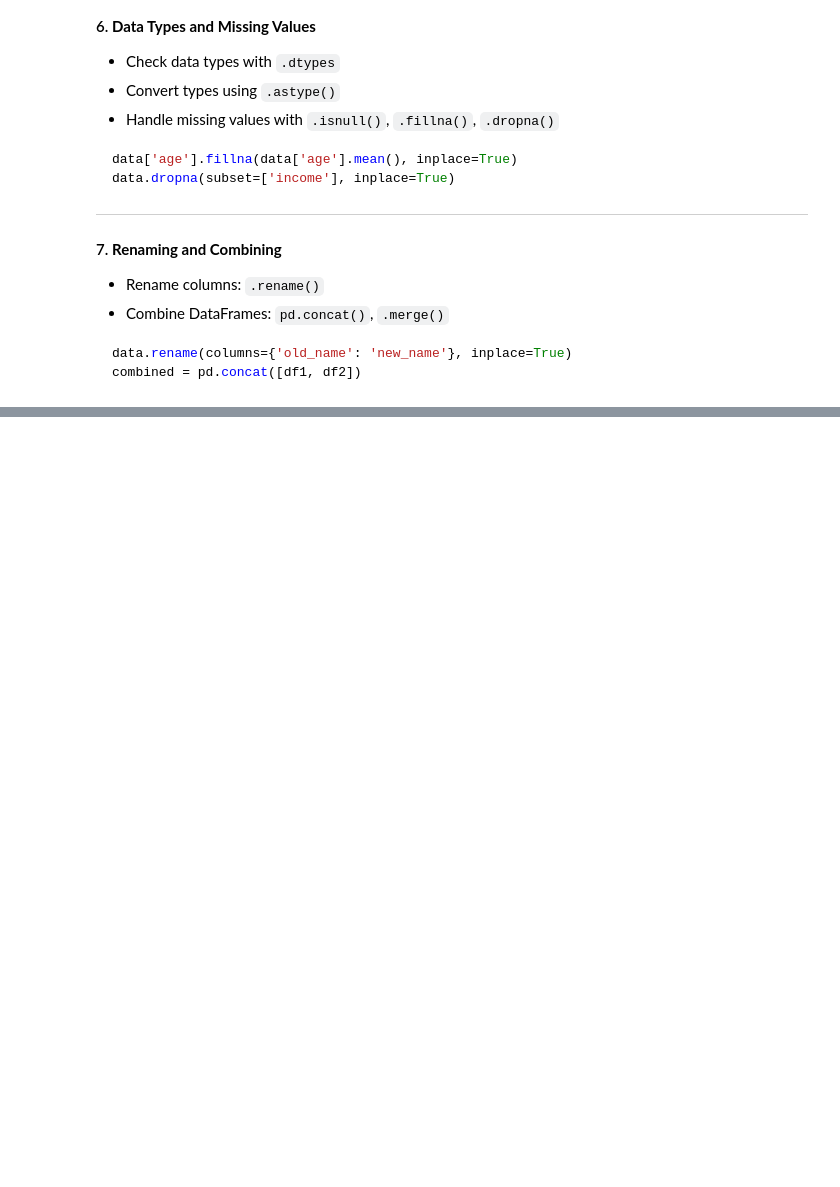
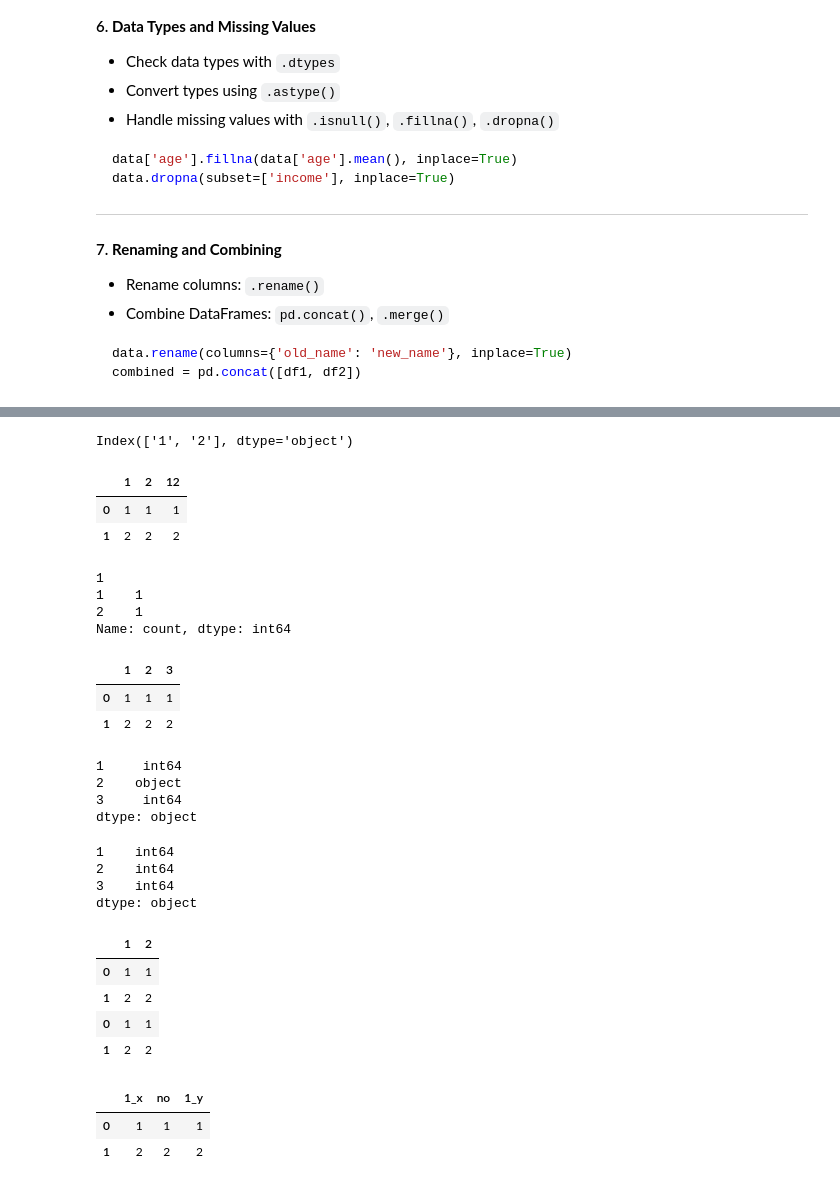
Before and after one commit to deanesh/data-science-examples, a Jupyter notebook: 3-pandas/pandas.ipynb, the cells around one changed output, grey strips where cells are left out. Cells and saved outputs as stored; diff of their text form; code cells hidden in the pictures; blank space fills up the shorter version.

```diff
--- a/3-pandas/pandas.ipynb
+++ b/3-pandas/pandas.ipynb
@@ -110,0 +135,27 @@ combined = pd.concat([df1, df2])
+# %%
+my_dict = {"1": [1, 2], "2": ["1", "2"]}
+df = pd.DataFrame(my_dict)
+df.columns
+# %% [output]
+Index(['1', '2'], dtype='object')
+# %%
+df["12"] = df["1"].map(lambda x: str(x))
+df
+# %% [output]
+|  | 1 | 2 | 12 |
+| 0 | 1 | 1 | 1 |
+| 1 | 2 | 2 | 2 |
+# %%
+df["1"].value_counts()
+# %% [output]
+1
+1    1
+2    1
+Name: count, dtype: int64
+# %%
+df.rename(columns={"12": "3"}, inplace=True)
+df
+# %% [output]
+|  | 1 | 2 | 3 |
+| 0 | 1 | 1 | 1 |
+| 1 | 2 | 2 | 2 |
@@ -110,0 +164,38 @@ combined = pd.concat([df1, df2])
+# %%
+df.dtypes
+# %% [output]
+1     int64
+2    object
+3     int64
+dtype: object
+# %%
+df = df.astype(int)
+df.dtypes
+# %% [output]
+1    int64
+2    int64
+3    int64
+dtype: object
+# %%
+my_dict_1 = {"1": [1, 2], "2": ["1", "2"]}
+my_dict_2 = {"1": [1, 2], "2": ["1", "2"]}
+new_df = pd.concat([pd.DataFrame(my_dict_1), pd.DataFrame(my_dict_2)])
+new_df
+# %% [output]
+|  | 1 | 2 |
+| 0 | 1 | 1 |
+| 1 | 2 | 2 |
+| 0 | 1 | 1 |
+| 1 | 2 | 2 |
+# %%
+my_dict_1 = {"1": [1, 2], "no": ["1", "2"]}
+my_dict_2 = {"1": [1, 2], "no": ["1", "2"]}
+df_1 = pd.DataFrame(my_dict_1)
+df_2 = pd.DataFrame(my_dict_2)
+
+df_3 = df_2.merge(df_1, how="inner", on="no")
+df_3
+# %% [output]
+|  | 1_x | no | 1_y |
+| 0 | 1 | 1 | 1 |
+| 1 | 2 | 2 | 2 |
```
Also changed, not shown: parts of 3 cells of this notebook, 4 other files.
